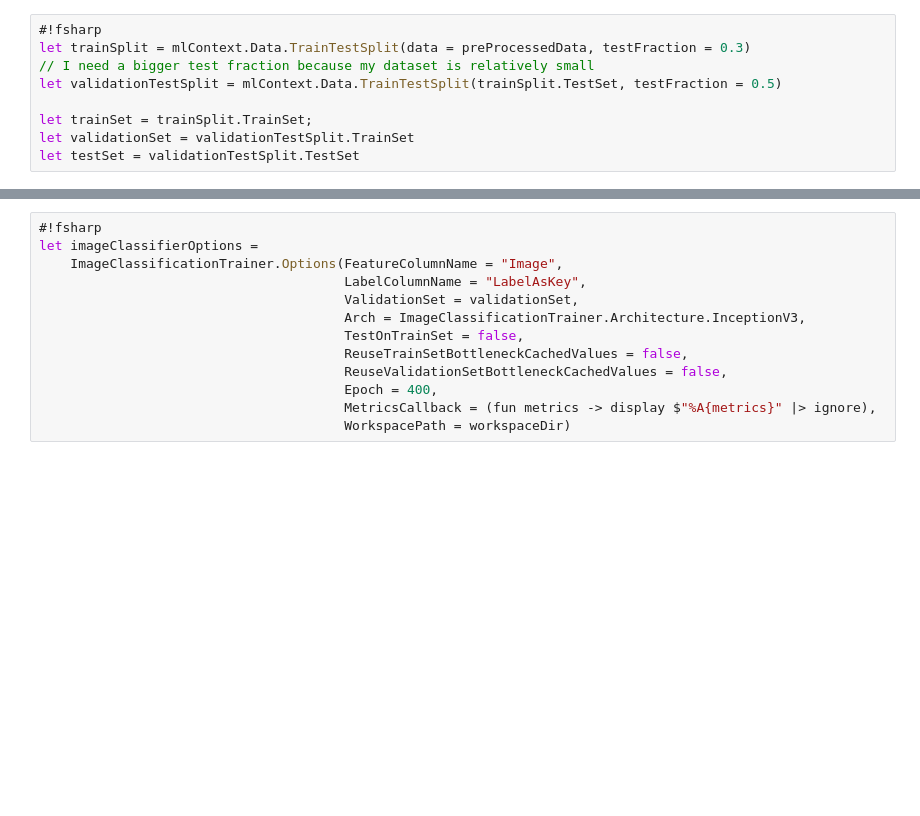
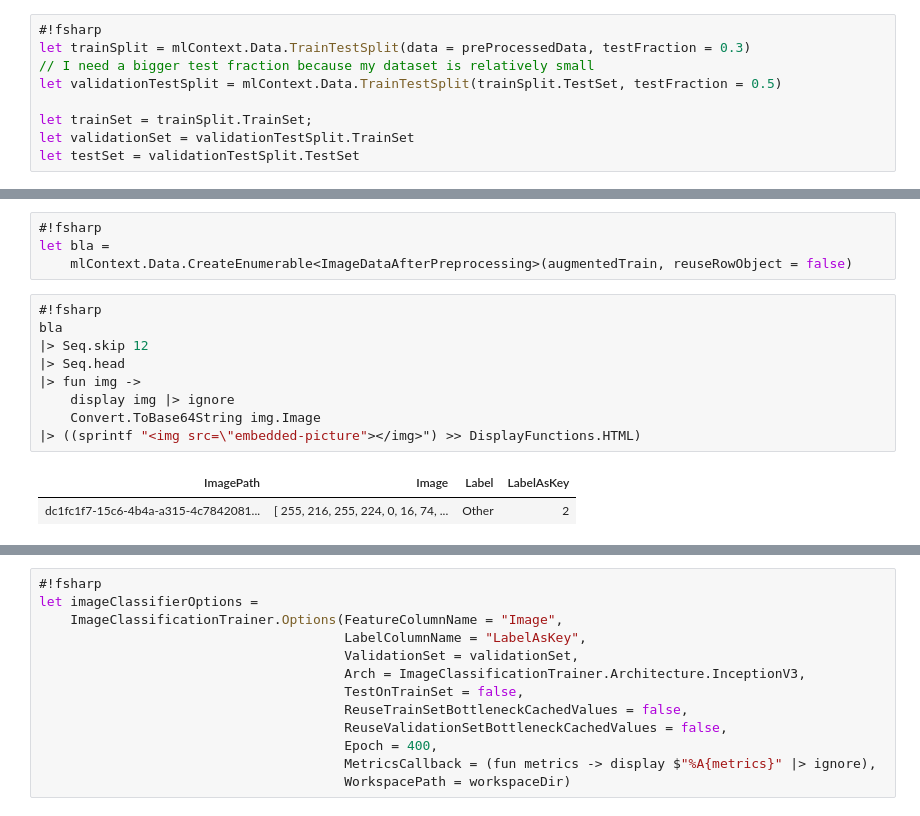
Before and after one commit to WalternativE/IsItKrampus.NET, a Jupyter notebook: notebooks/Modelling.ipynb, the cells around one changed output, grey strips where cells are left out. Saved outputs shown, nothing was run; the diff lists cells and outputs as text; blank space fills up the shorter version.

```diff
--- a/notebooks/Modelling.ipynb
+++ b/notebooks/Modelling.ipynb
@@ -158,3 +202,19 @@ let augmentedTrain =
     |> fun dataset -> mlContext.Data.LoadFromEnumerable(dataset)
     |> fun dv -> mlContext.Data.ShuffleRows(dv)
     |> fun dv -> postAugmentationPipeline.Fit(dv).Transform(dv)
+# %%
+#!fsharp
+let bla =
+    mlContext.Data.CreateEnumerable<ImageDataAfterPreprocessing>(augmentedTrain, reuseRowObject = false)
+# %%
+#!fsharp
+bla
+|> Seq.skip 12
+|> Seq.head
+|> fun img ->
+    display img |> ignore
+    Convert.ToBase64String img.Image
+|> ((sprintf "<img src=\"embedded-picture"></img>") >> DisplayFunctions.HTML)
+# %% [output]
+| ImagePath | Image | Label | LabelAsKey |
+| dc1fc1f7-15c6-4b4a-a315-4c7842081... | [ 255, 216, 255, 224, 0, 16, 74, ... | Other | 2 |
```
Also changed, not shown: parts of 10 cells of this notebook, 5 other files.
